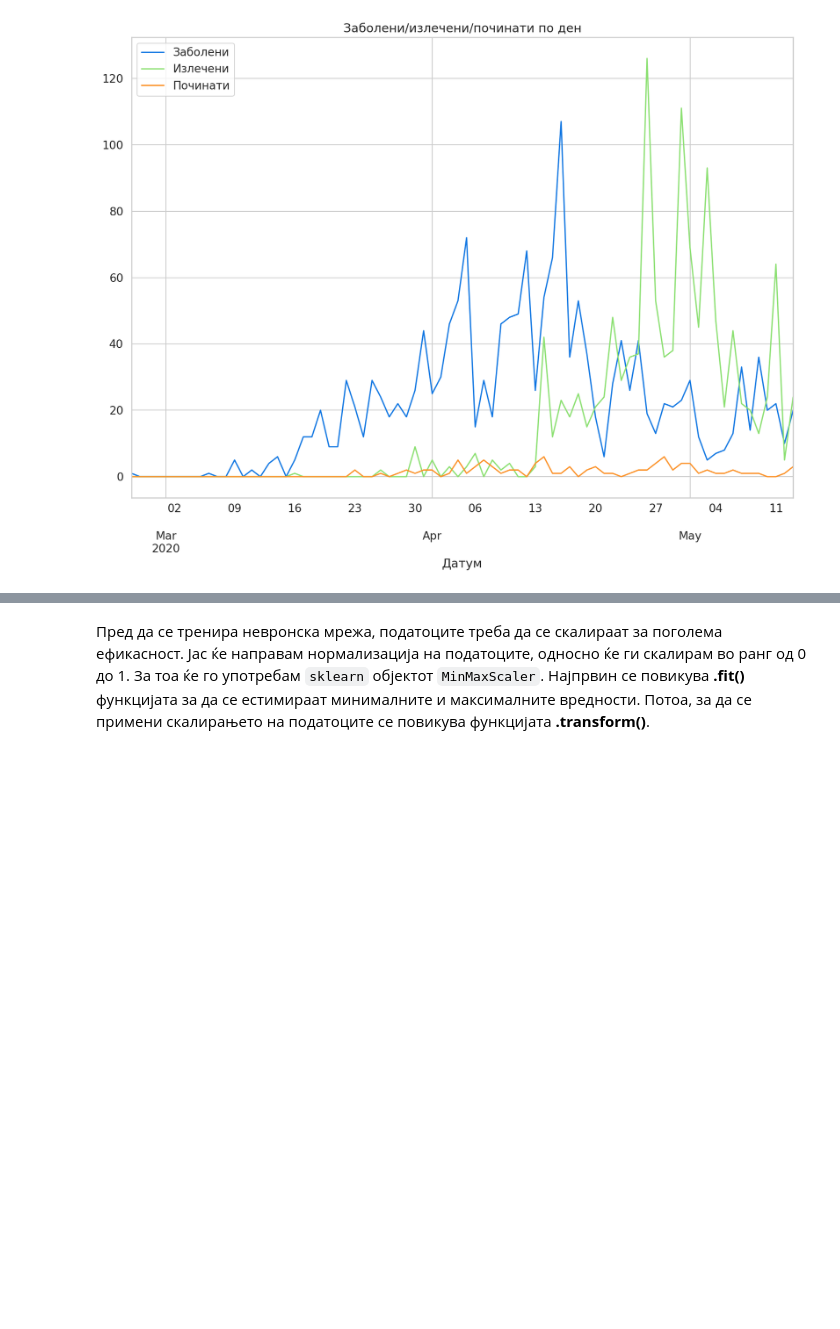
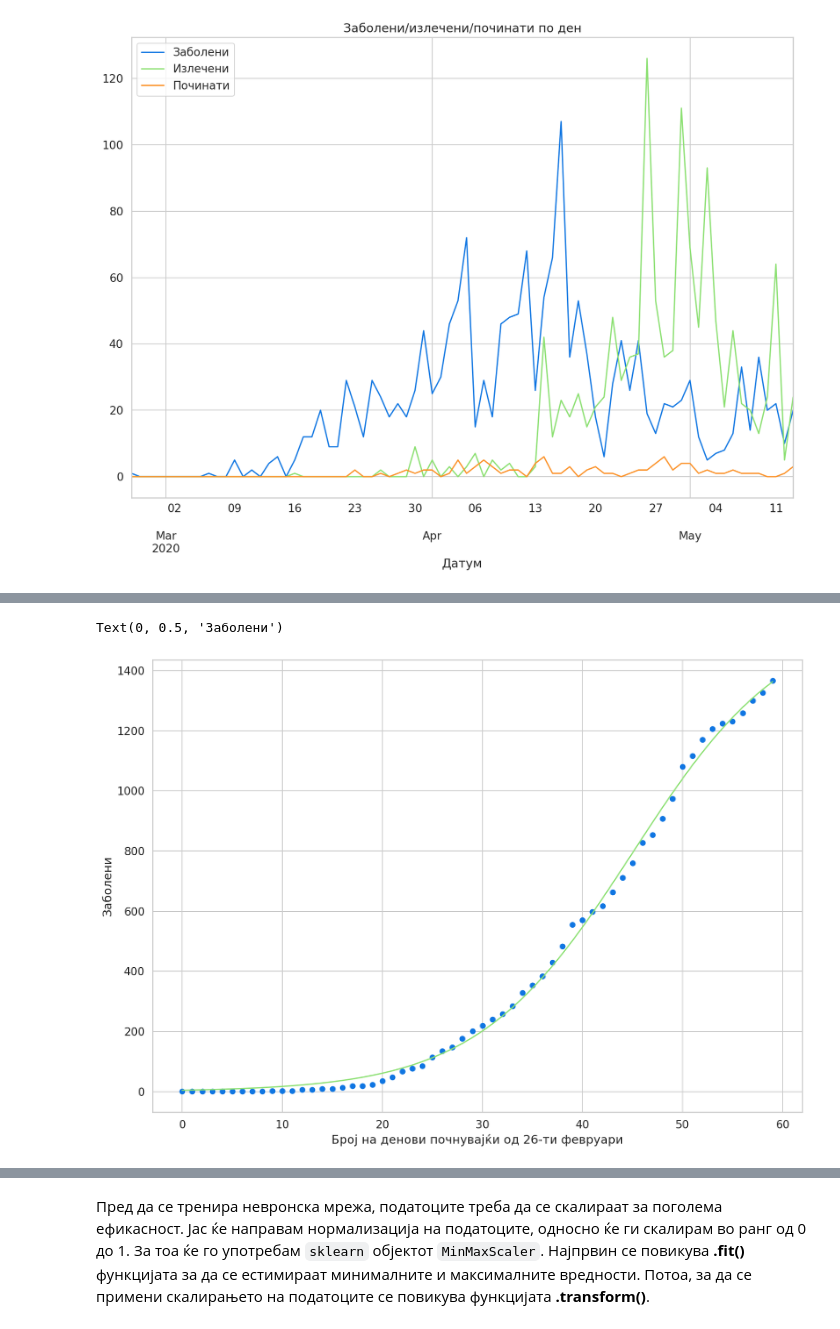
Before and after one commit to angela-kralevska/COVID19_MK_project, a Jupyter notebook: COVID_project.ipynb, the cells around one changed output, grey strips where cells are left out. Saved outputs shown, nothing was run; the diff lists cells and outputs as text; code cells hidden in the pictures; blank space fills up the shorter version.

```diff
--- a/COVID_project.ipynb
+++ b/COVID_project.ipynb
@@ -232,0 +237,29 @@ plt.legend(['Заболени', 'Излечени', 'Починати'], loc='up
+# %%
+from scipy import optimize
+
+number_train = 60
+number_valid = 18
+
+
+def logistic_function(x, a, b, c, d):
+    return a / (1. + np.exp(-c * (x - d))) + b
+
+
+y = covid19_mk_df.loc[(covid19_mk_df.index)<=number_train, 'Заболени']
+x = list(range(0, len(y)))
+
+# Почетна претпоставка
+p0 = [0,1,1,0]
+
+(a_, b_, c_, d_), cov = optimize.curve_fit(logistic_function, x, y, bounds=(0, [5000., 10., 100., 100., ]),  p0=p0, maxfev=10**9)
+fit_y = logistic_function(x, a_, b_, c_, d_)
+
+
+figure, a = plt.subplots(1, 1)
+a.plot(x, y, 'o')
+a.plot(x, fit_y, '-')
+a.set_xlabel("Број на денови почнувајќи од 26-ти февруари")
+a.set_ylabel('Заболени')
+# %% [output]
+Text(0, 0.5, 'Заболени')
+[figure, added]
```
Also changed, not shown: parts of 13 cells of this notebook.
